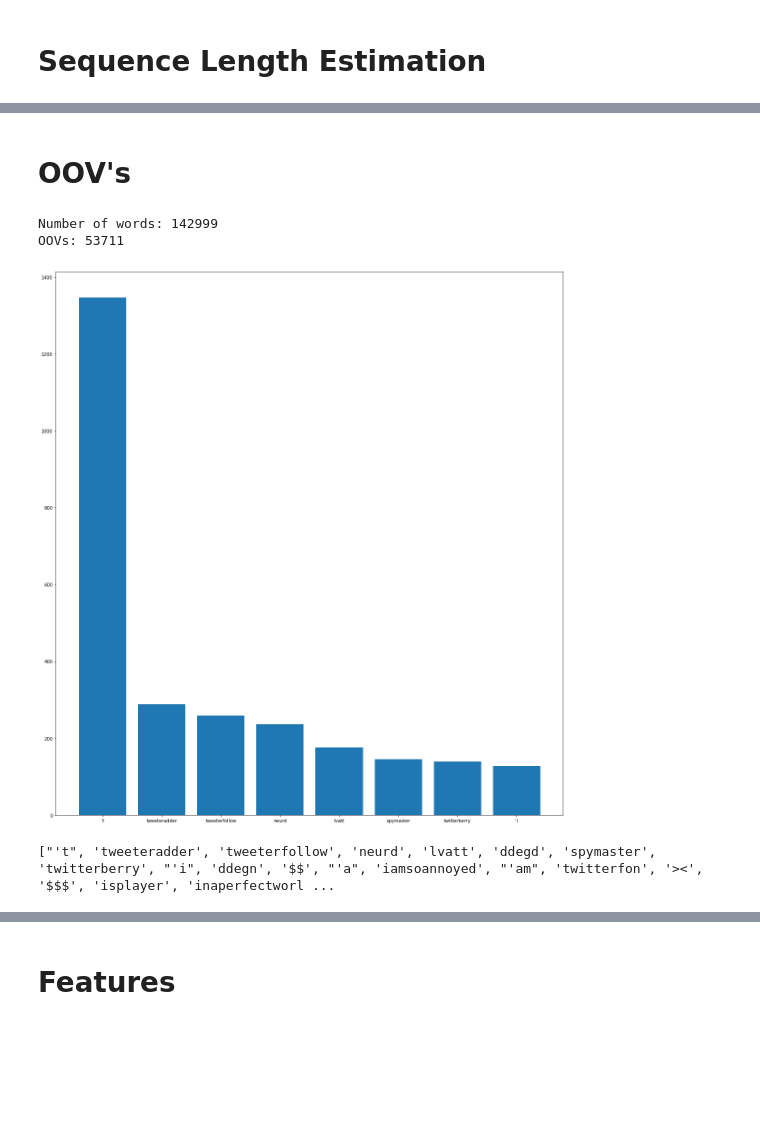
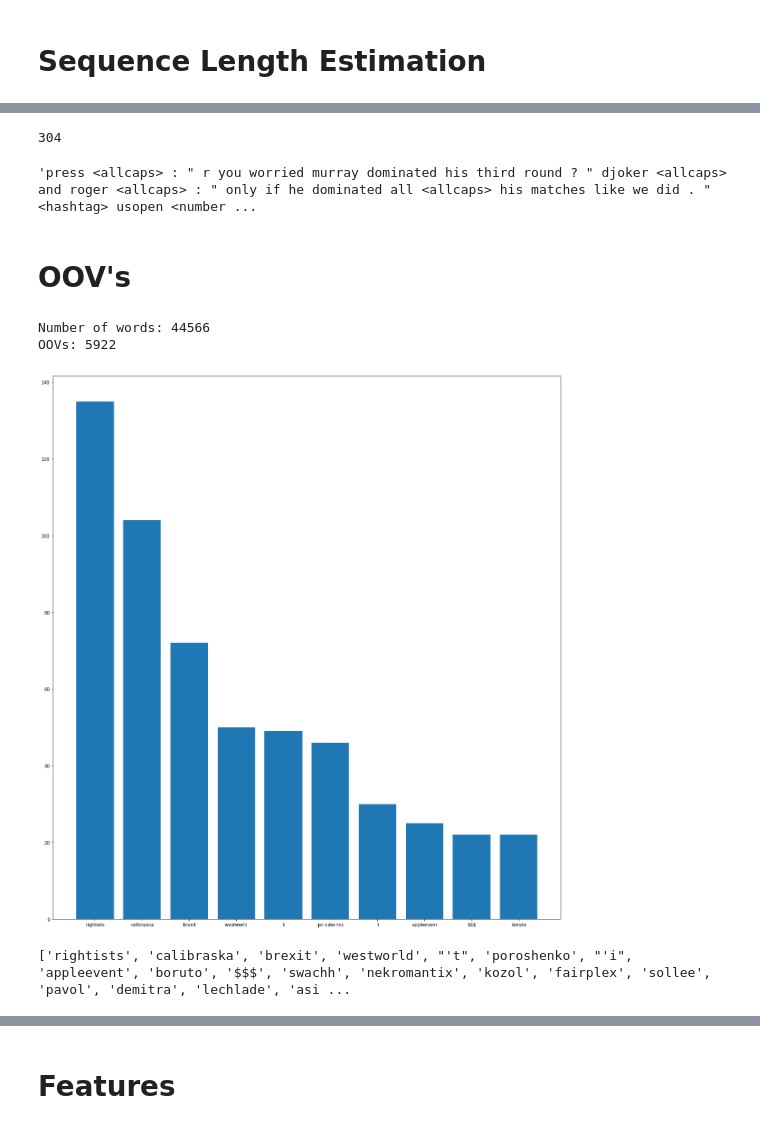
Before and after one commit to chrisakroyd/twitter-sentiment-analysis, a Jupyter notebook: notebooks/exploration.ipynb, the cells around one changed output, grey strips where cells are left out. Drawn from its saved outputs; the diff is of its cells as text; code cells hidden in the pictures; blank space fills up the shorter version.

Commit message:
Better tokenization, processing, more data, layer norm and attention improvements.

```diff
--- a/notebooks/exploration.ipynb
+++ b/notebooks/exploration.ipynb
@@ -401,8 +403,10 @@ def process(df):
             pass
     return pd.DataFrame(rows)
 # %%
-sem_eval['text_len'] = process(sem_eval)['text'].apply(lambda x: len(x.split()))
-sem_eval.head()
+sem_copy = sem_eval.copy()
+
+sem_copy['text_len'] = process(sem_copy)['text'].apply(lambda x: len(x.split()))
+sem_copy.head()
 # %% [output]
 |  | class | text | text_len |
 | id |  |  |  |
@@ -428,10 +443,19 @@ sent_140['text_len'].value_counts()
+# %%
+n_length = 50
+bigger_than_n = sem_copy[sem_copy['text_len'] > 40]
+print(len(bigger_than_n))
+bigger_than_n.iloc[56]['text']
+# %% [output]
+304
+'press <allcaps> : " r you worried murray dominated his third round ? " djoker <allcaps> and roger <allcaps> : " only if he dominated all <allcaps> his matches like we did . " <hashtag> usopen <number ...
 # %% [markdown]
 # OOV's
 # %%
 MAX_FEATS = 200000
 
-# oov_df = process(sem_eval)
-oov_df = process(sent_140)
+sem_copy = sem_eval.copy()
+
+oov_df = process(sem_copy)
 
 tokenizer = Tokenizer(num_words=MAX_FEATS, filters='"%()*+,-.:;=[\]^_`{|}~')
 tokenizer.fit_on_texts(oov_df['text'])
@@ -477,20 +501,20 @@ stats, oov_stats = calc_stats(oov_df, embedding_index)
 print('Number of words: {}'.format(len(tokenizer.word_index)))
 print('OOVs: {}'.format(len(oovs)))
 # %% [output]
-Number of words: 142999
-OOVs: 53711
+Number of words: 44566
+OOVs: 5922
 # %%
 graph_dict = oov_stats
 
-top_oovs = dict(sorted(graph_dict.items(), key=operator.itemgetter(1), reverse=True)[1:9])
+top_oovs = dict(sorted(graph_dict.items(), key=operator.itemgetter(1), reverse=True)[1:11])
 plt.figure(figsize=(20,22))
 plt.bar(range(len(top_oovs)), top_oovs.values(), align='center')
 plt.xticks(range(len(top_oovs)), top_oovs.keys())
 
 plt.show()
 # %% [output]
-[figure, old version]
+[figure, new version]
 # %%
 print(oovs)
 # %% [output]
-["'t", 'tweeteradder', 'tweeterfollow', 'neurd', 'lvatt', 'ddegd', 'spymaster', 'twitterberry', "'i", 'ddegn', '$$', "'a", 'iamsoannoyed', "'am", 'twitterfon', '><', '$$$', 'isplayer', 'inaperfectworl ...
+['rightists', 'calibraska', 'brexit', 'westworld', "'t", 'poroshenko', "'i", 'appleevent', 'boruto', '$$$', 'swachh', 'nekromantix', 'kozol', 'fairplex', 'sollee', 'pavol', 'demitra', 'lechlade', 'asi ...
```
Also changed, not shown: parts of 19 cells of this notebook, 11 other files.
